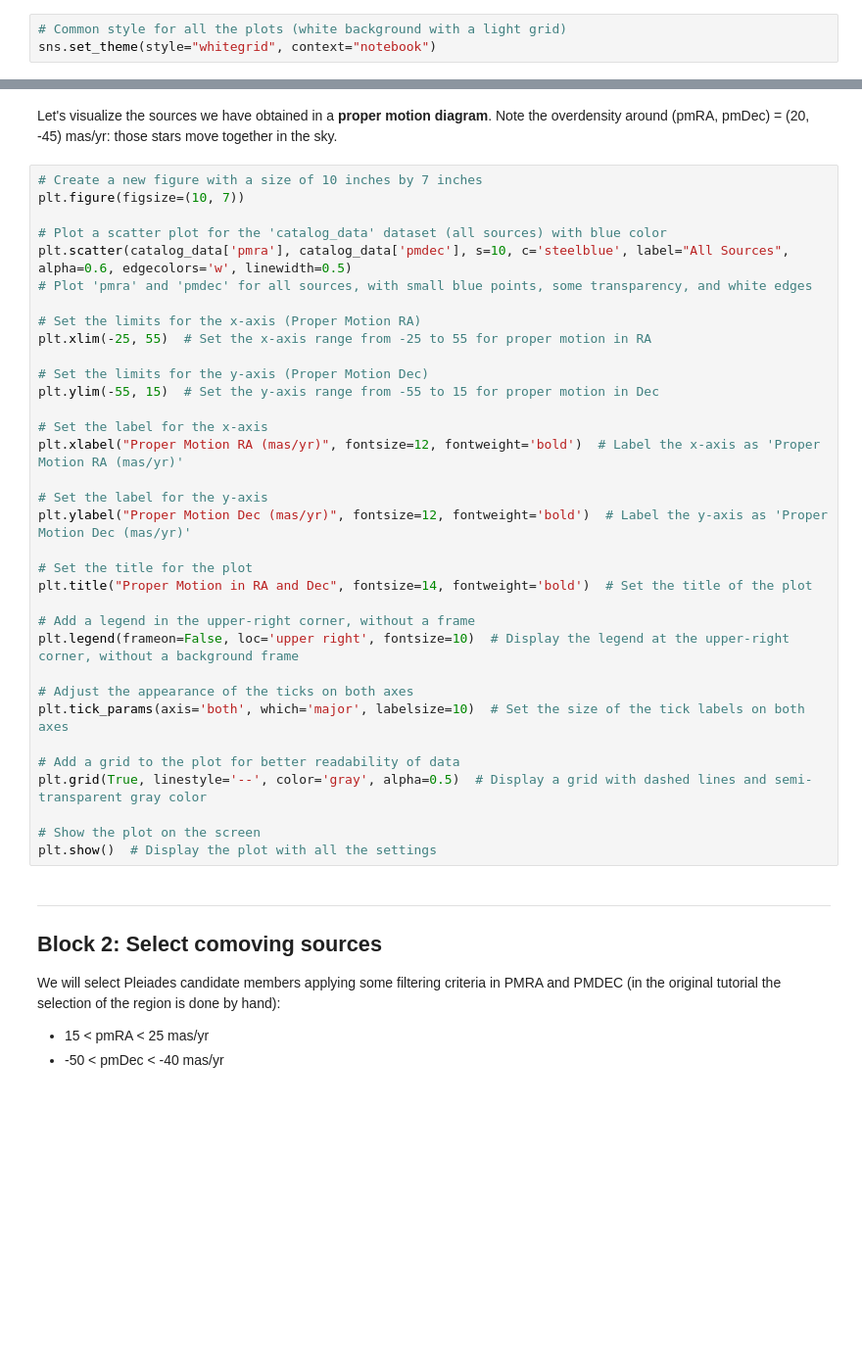
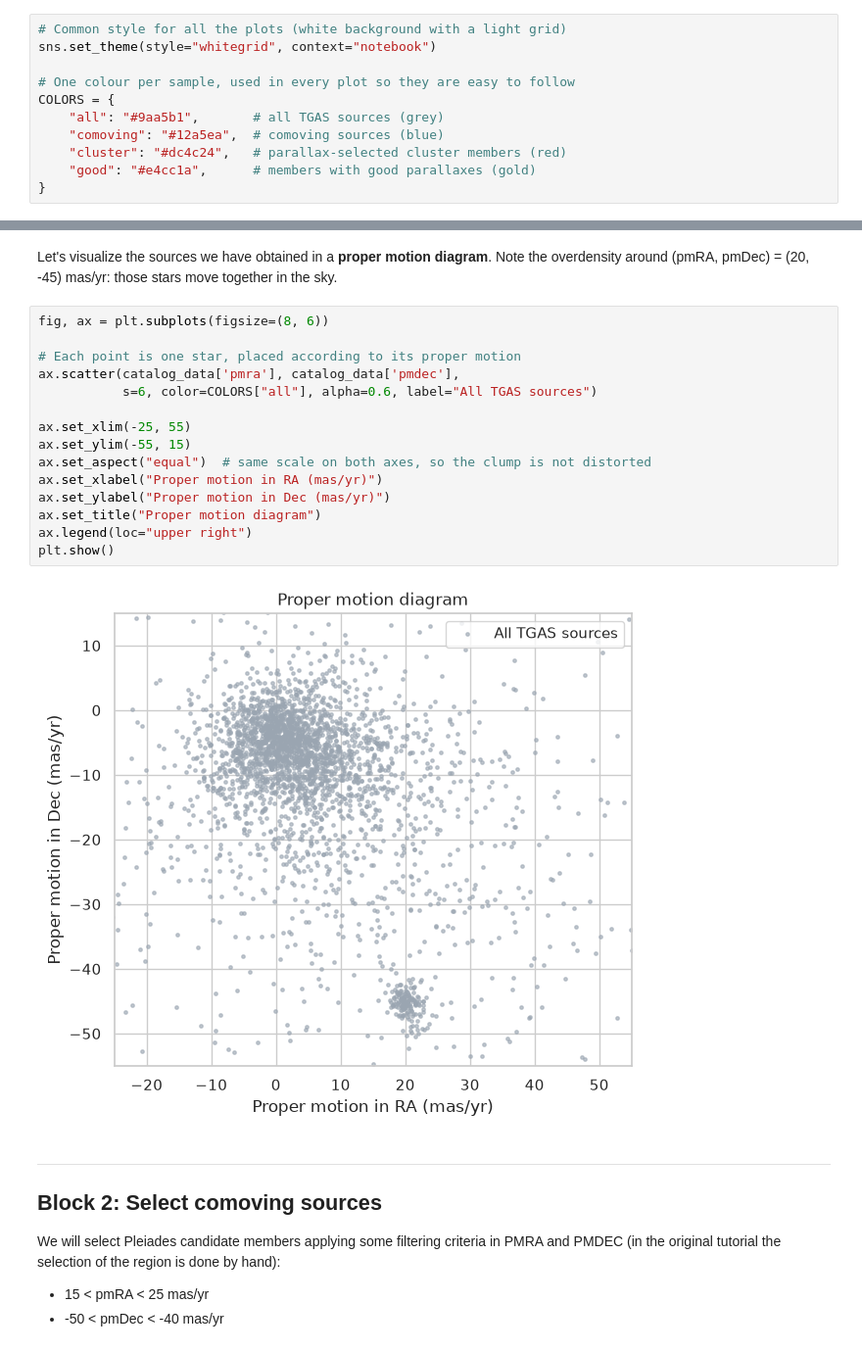
Before and after one commit to spanish-virtual-observatory/svo-notebooks, a Jupyter notebook: tutorials_schools/Distance_to_Pleiades.ipynb, the cells around one changed output, grey strips where cells are left out. Shown at 98% size. Saved outputs shown, nothing was run; the diff lists cells and outputs as text; blank space fills up the shorter version.

```diff
--- a/tutorials_schools/Distance_to_Pleiades.ipynb
+++ b/tutorials_schools/Distance_to_Pleiades.ipynb
@@ -83,6 +66,14 @@ Finally, we choose a common style for all the plots in this notebook:
 # %%
 # Common style for all the plots (white background with a light grid)
 sns.set_theme(style="whitegrid", context="notebook")
+
+# One colour per sample, used in every plot so they are easy to follow
+COLORS = {
+    "all": "#9aa5b1",       # all TGAS sources (grey)
+    "comoving": "#12a5ea",  # comoving sources (blue)
+    "cluster": "#dc4c24",   # parallax-selected cluster members (red)
+    "good": "#e4cc1a",      # members with good parallaxes (gold)
+}
 # %% [markdown]
 ---
 ## Block 1: Data discovery
@@ -124,39 +117,22 @@ Length = 3089 rows
 # %% [markdown]
 Let's visualize the sources we have obtained in a **proper motion diagram**. Note the overdensity around (pmRA, pmDec) = (20, -45) mas/yr: those stars move together in the sky.
-# %%
-# Create a new figure with a size of 10 inches by 7 inches
-plt.figure(figsize=(10, 7))
-
-# Plot a scatter plot for the 'catalog_data' dataset (all sources) with blue color
-plt.scatter(catalog_data['pmra'], catalog_data['pmdec'], s=10, c='steelblue', label="All Sources", alpha=0.6, edgecolors='w', linewidth=0.5)
-# Plot 'pmra' and 'pmdec' for all sources, with small blue points, some transparency, and white edges
-
-# Set the limits for the x-axis (Proper Motion RA)
-plt.xlim(-25, 55)  # Set the x-axis range from -25 to 55 for proper motion in RA
-
-# Set the limits for the y-axis (Proper Motion Dec)
-plt.ylim(-55, 15)  # Set the y-axis range from -55 to 15 for proper motion in Dec
-
-# Set the label for the x-axis
-plt.xlabel("Proper Motion RA (mas/yr)", fontsize=12, fontweight='bold')  # Label the x-axis as 'Proper Motion RA (mas/yr)'
-
-# Set the label for the y-axis
-plt.ylabel("Proper Motion Dec (mas/yr)", fontsize=12, fontweight='bold')  # Label the y-axis as 'Proper Motion Dec (mas/yr)'
-
-# Set the title for the plot
-plt.title("Proper Motion in RA and Dec", fontsize=14, fontweight='bold')  # Set the title of the plot
-
-# Add a legend in the upper-right corner, without a frame
-plt.legend(frameon=False, loc='upper right', fontsize=10)  # Display the legend at the upper-right corner, without a background frame
-
-# Adjust the appearance of the ticks on both axes
-plt.tick_params(axis='both', which='major', labelsize=10)  # Set the size of the tick labels on both axes
-
-# Add a grid to the plot for better readability of data
-plt.grid(True, linestyle='--', color='gray', alpha=0.5)  # Display a grid with dashed lines and semi-transparent gray color
-
-# Show the plot on the screen
-plt.show()  # Display the plot with all the settings
+# %%
+fig, ax = plt.subplots(figsize=(8, 6))
+
+# Each point is one star, placed according to its proper motion
+ax.scatter(catalog_data['pmra'], catalog_data['pmdec'],
+           s=6, color=COLORS["all"], alpha=0.6, label="All TGAS sources")
+
+ax.set_xlim(-25, 55)
+ax.set_ylim(-55, 15)
+ax.set_aspect("equal")  # same scale on both axes, so the clump is not distorted
+ax.set_xlabel("Proper motion in RA (mas/yr)")
+ax.set_ylabel("Proper motion in Dec (mas/yr)")
+ax.set_title("Proper motion diagram")
+ax.legend(loc="upper right")
+plt.show()
+# %% [output]
+[figure, added]
 # %% [markdown]
 ---
 ## Block 2: Select comoving sources
```
Also changed, not shown: parts of 25 cells of this notebook.
